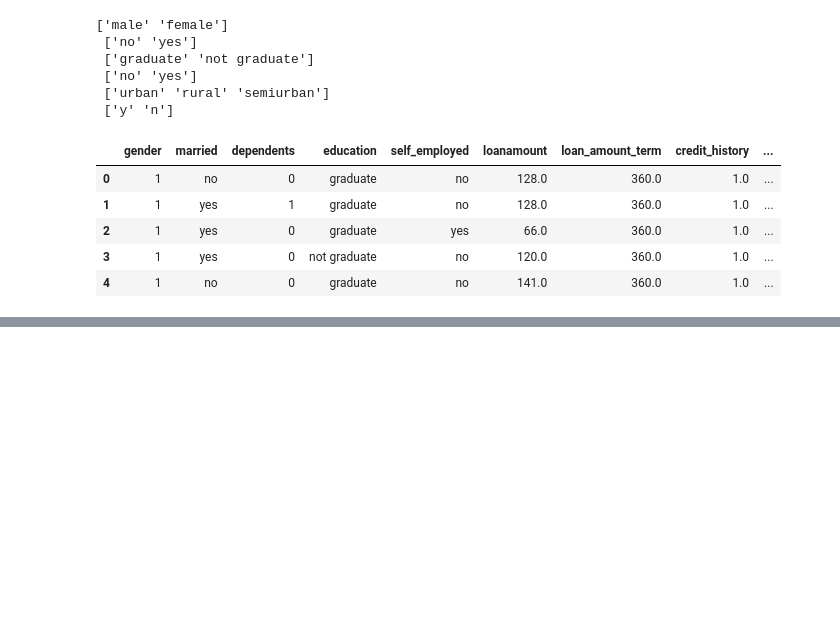
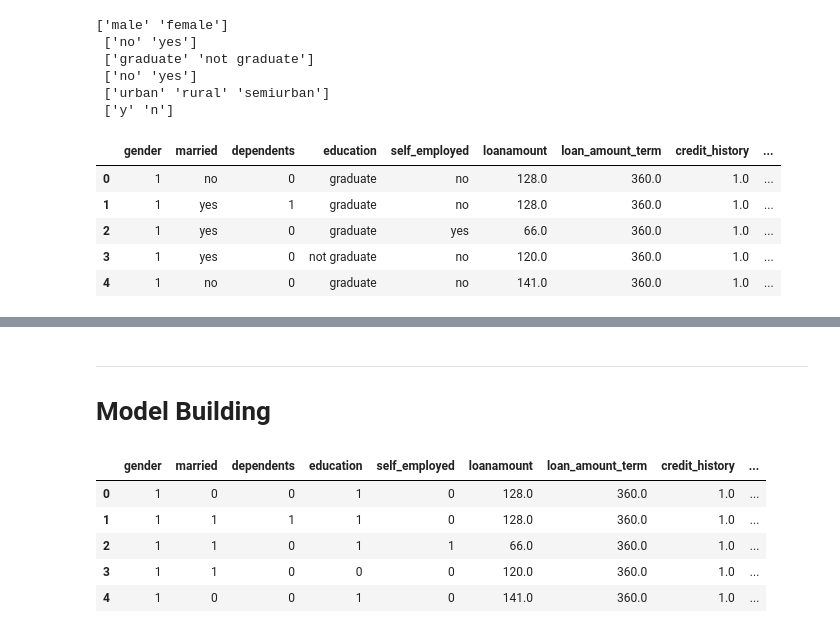
Before and after one commit to Lovish-Mehra-06/Loan-Approval-Prediction-System, a Jupyter notebook: notebook/Loan_Approval_Prediction.ipynb, the cells around one changed output, grey strips where cells are left out. Drawn from its saved outputs; the diff is of its cells as text; code cells hidden in the pictures; blank space fills up the shorter version.

```diff
--- a/notebook/Loan_Approval_Prediction.ipynb
+++ b/notebook/Loan_Approval_Prediction.ipynb
@@ -523,0 +548,12 @@ df
+# %% [markdown]
+---
+# Model Building
+# %%
+df.head()
+# %% [output]
+|  | gender | married | dependents | education | self_employed | loanamount | loan_amount_term | credit_history | ... |
+| 0 | 1 | 0 | 0 | 1 | 0 | 128.0 | 360.0 | 1.0 | ... |
+| 1 | 1 | 1 | 1 | 1 | 0 | 128.0 | 360.0 | 1.0 | ... |
+| 2 | 1 | 1 | 0 | 1 | 1 | 66.0 | 360.0 | 1.0 | ... |
+| 3 | 1 | 1 | 0 | 0 | 0 | 120.0 | 360.0 | 1.0 | ... |
+| 4 | 1 | 0 | 0 | 1 | 0 | 141.0 | 360.0 | 1.0 | ... |
```
Also changed, not shown: parts of 30 cells of this notebook, 3 other files.
